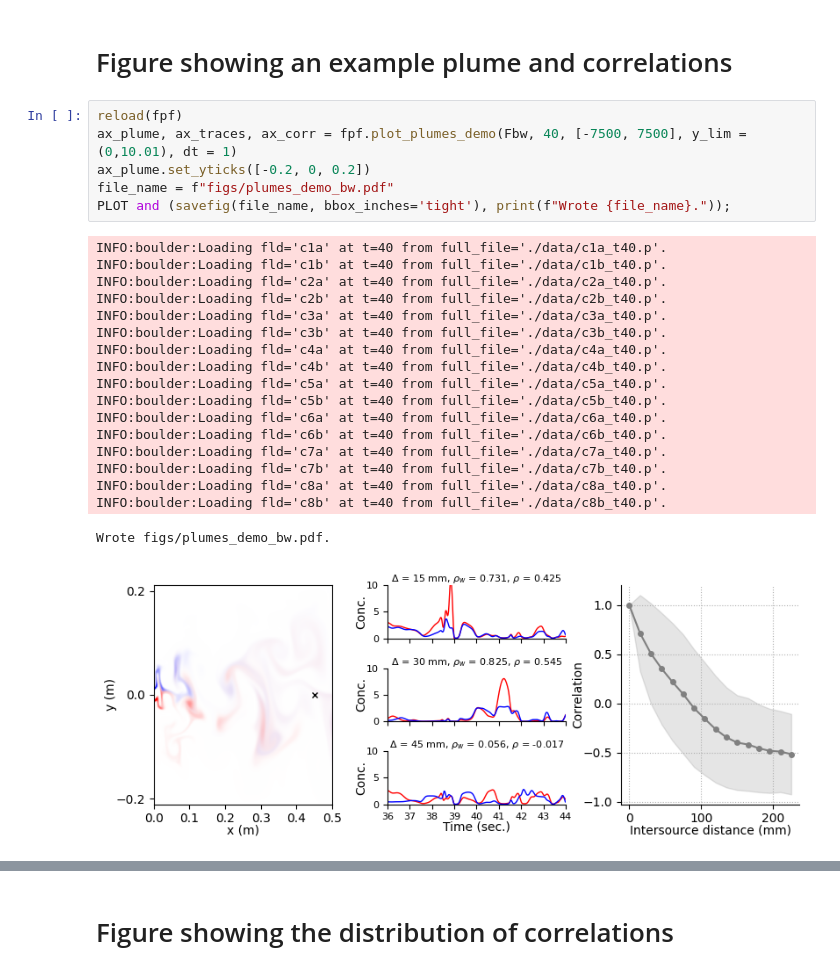
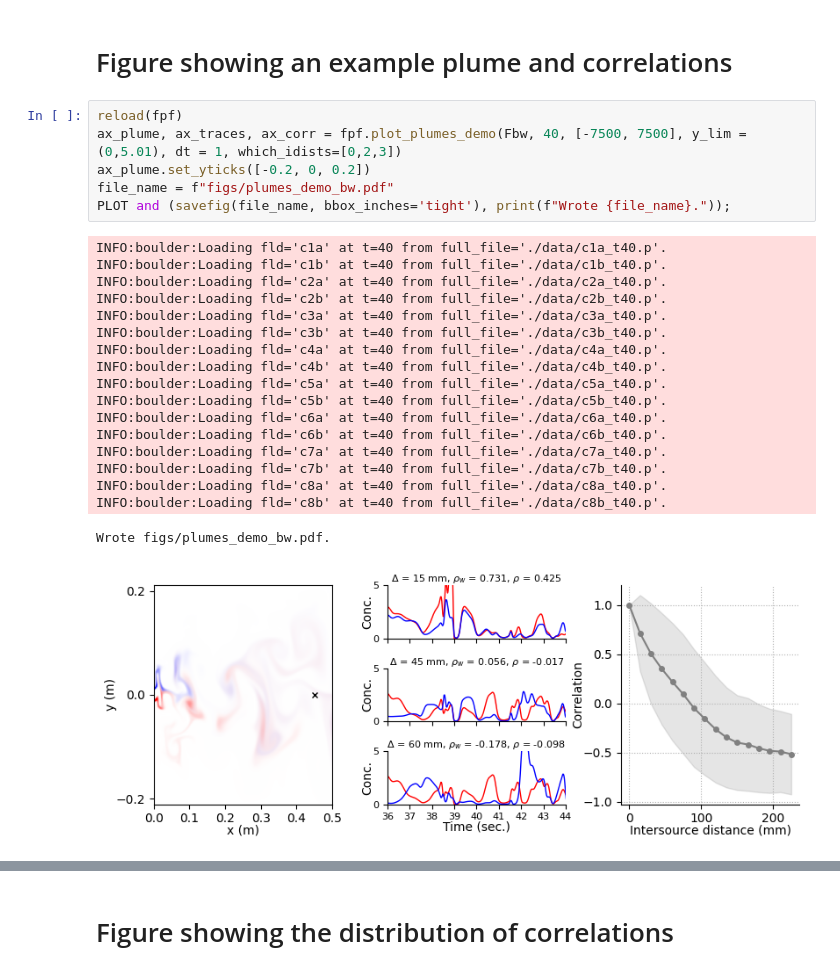
Before and after one commit to stootoon/fisher-plumes, a Jupyter notebook: make_figs.ipynb, the cells around one changed output, grey strips where cells are left out. Cells and saved outputs as stored; diff of their text form.

Commit message:
Changed plumes in plume demo to better show decorrelation.

```diff
--- a/make_figs.ipynb
+++ b/make_figs.ipynb
@@ -114,27 +114,27 @@ bw
 # Figure showing an example plume and correlations
 # %%
 reload(fpf)
-ax_plume, ax_traces, ax_corr = fpf.plot_plumes_demo(Fbw, 40, [-7500, 7500], y_lim = (0,10.01), dt = 1)
+ax_plume, ax_traces, ax_corr = fpf.plot_plumes_demo(Fbw, 40, [-7500, 7500], y_lim = (0,5.01), dt = 1, which_idists=[0,2,3])
 ax_plume.set_yticks([-0.2, 0, 0.2])
 file_name = f"figs/plumes_demo_bw.pdf"
 PLOT and (savefig(file_name, bbox_inches='tight'), print(f"Wrote {file_name}."));
 # %% [output]
 INFO:boulder:Loading fld='c1a' at t=40 from full_file='./data/c1a_t40.p'.
 INFO:boulder:Loading fld='c1b' at t=40 from full_file='./data/c1b_t40.p'.
 INFO:boulder:Loading fld='c2a' at t=40 from full_file='./data/c2a_t40.p'.
 INFO:boulder:Loading fld='c2b' at t=40 from full_file='./data/c2b_t40.p'.
 INFO:boulder:Loading fld='c3a' at t=40 from full_file='./data/c3a_t40.p'.
 INFO:boulder:Loading fld='c3b' at t=40 from full_file='./data/c3b_t40.p'.
 INFO:boulder:Loading fld='c4a' at t=40 from full_file='./data/c4a_t40.p'.
 INFO:boulder:Loading fld='c4b' at t=40 from full_file='./data/c4b_t40.p'.
 INFO:boulder:Loading fld='c5a' at t=40 from full_file='./data/c5a_t40.p'.
 INFO:boulder:Loading fld='c5b' at t=40 from full_file='./data/c5b_t40.p'.
 INFO:boulder:Loading fld='c6a' at t=40 from full_file='./data/c6a_t40.p'.
 INFO:boulder:Loading fld='c6b' at t=40 from full_file='./data/c6b_t40.p'.
 INFO:boulder:Loading fld='c7a' at t=40 from full_file='./data/c7a_t40.p'.
 INFO:boulder:Loading fld='c7b' at t=40 from full_file='./data/c7b_t40.p'.
 INFO:boulder:Loading fld='c8a' at t=40 from full_file='./data/c8a_t40.p'.
 INFO:boulder:Loading fld='c8b' at t=40 from full_file='./data/c8b_t40.p'.
 Wrote figs/plumes_demo_bw.pdf.
-[figure, old version]
+[figure, new version]
 # %%
```
Also changed, not shown: parts of 1 cell of this notebook, 2 other files.
